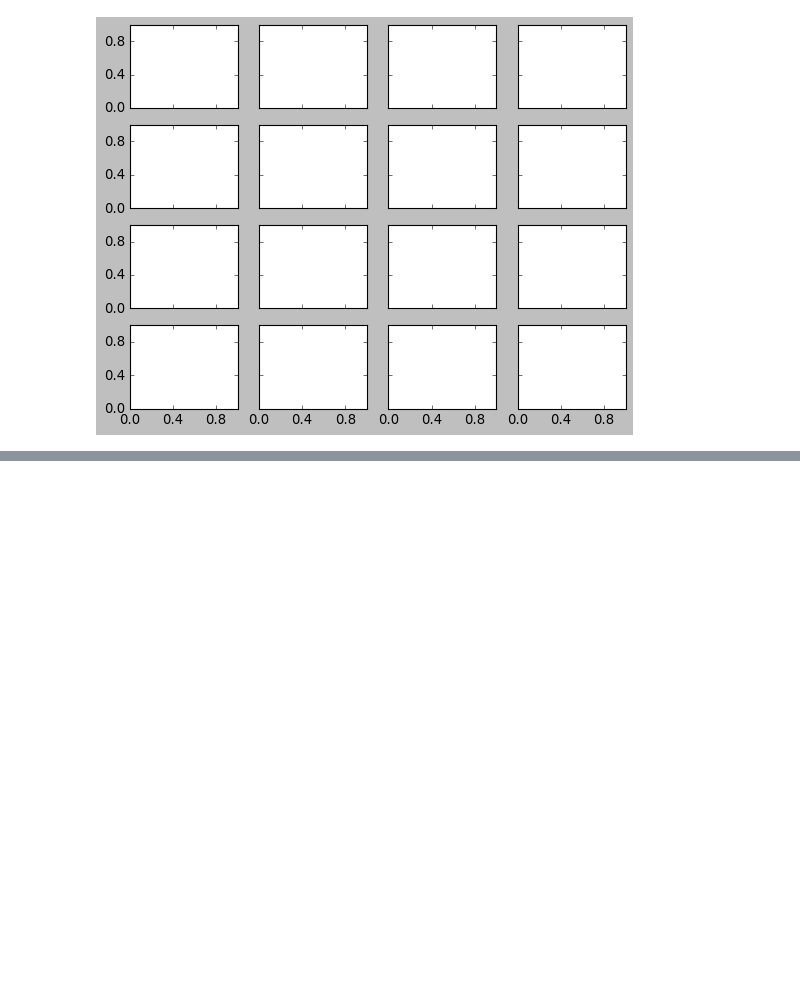
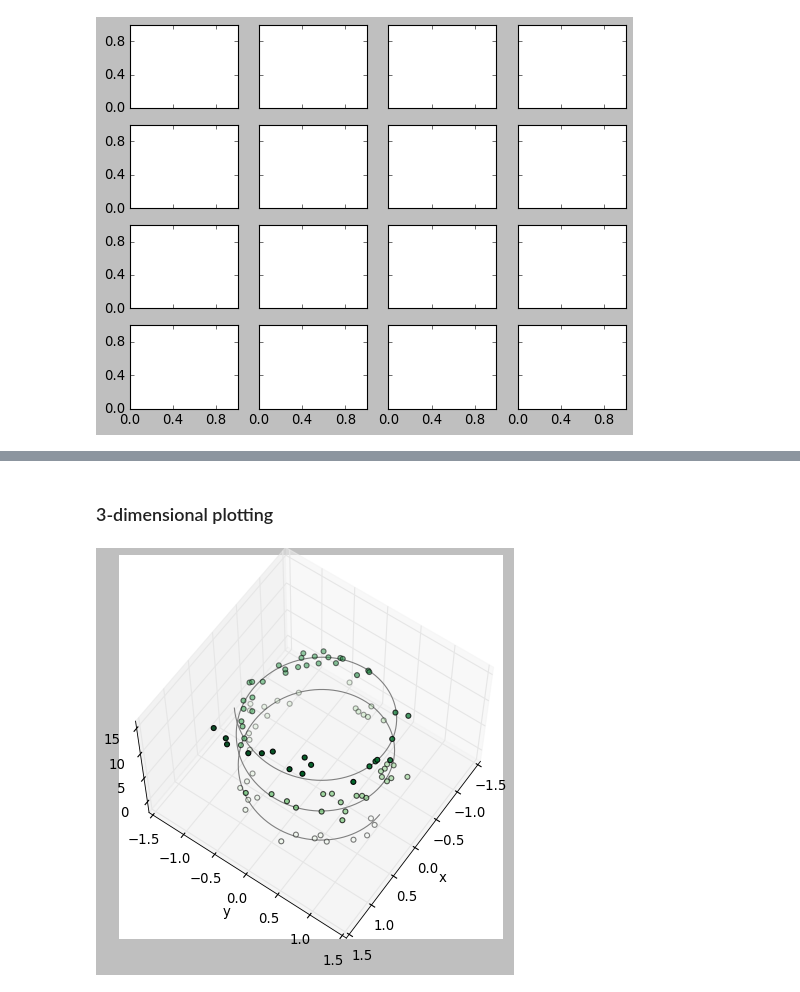
Before and after one commit to wbytt/plearn, a Jupyter notebook: datasci.ipynb, the cells around one changed output, grey strips where cells are left out. Cells and saved outputs as stored; diff of their text form; code cells hidden in the pictures; blank space fills up the shorter version.

```diff
--- a/datasci.ipynb
+++ b/datasci.ipynb
@@ -1366,0 +1400,20 @@ for axi in ax.flat:
+# %% [markdown]
+### 3-dimensional plotting
+# %%
+from mpl_toolkits import mplot3d
+fig = plt.figure()
+ax = plt.axes(projection='3d')
+zline = np.linspace(0, 15, 1000)
+xline = np.sin(zline)
+yline = np.cos(zline)
+ax.set_xlabel('x')
+ax.set_ylabel('y')
+ax.set_zlabel('z')
+ax.plot3D(xline, yline, zline, 'gray') # draw the line
+zdata = 15 * np.random.random(100)
+xdata = np.sin(zdata) + 0.1 * np.random.randn(100)
+ydata = np.cos(zdata) + 0.1 * np.random.randn(100)
+ax.scatter3D(xdata, ydata, zdata, c=zdata, cmap='Greens') # draw the scatter,use z to decide the color
+ax.view_init(60, 35) # customize the view angel
+# %% [output]
+[figure, added]
```
Also changed, not shown: parts of 19 cells of this notebook.
